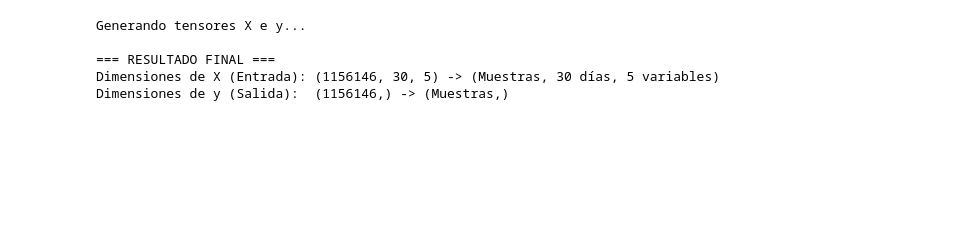
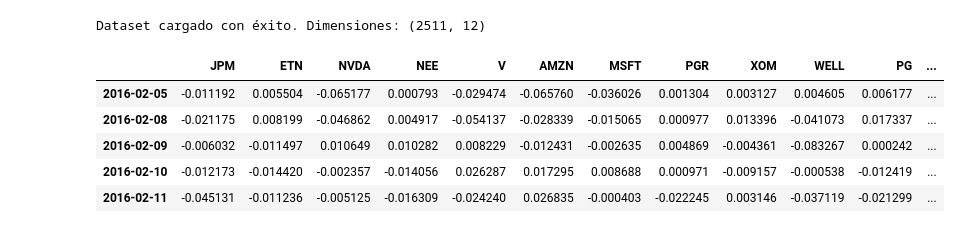
Before and after one commit to mariolopezguasp/SP500Prediction, a Jupyter notebook: notebooks/DLFase1.ipynb, the cells around one changed output. Drawn from its saved outputs; the diff is of its cells as text; code cells hidden in the pictures; blank space fills up the shorter version.

Commit message:
Eliminado ZIP innecesario y actualizado Notebook con EDA y variables X/y

```diff
--- a/notebooks/DLFase1.ipynb
+++ b/notebooks/DLFase1.ipynb
@@ -93,44 +1,21 @@ min    0.000000e+00  0.000000e+00  0.000000e+00
-# %%
-# PREPROCESAMIENTO PARA DEEP LEARNING
-
-# 1. Normalización (0-1)
-features = ['Close', 'Volume', 'High', 'Low', 'Return']
-scaler = MinMaxScaler()
-df[features] = scaler.fit_transform(df[features])
-
-# 2. Función Optimizada para crear secuencias
-def create_sequences_fast(df, seq_length=30):
-    all_X = []
-    all_y = []
-
-    # Iteramos por empresa usando groupby (mucho más rápido)
-    for ticker, group_data in df.groupby('Ticker'):
-        data = group_data[features].values
-
-        if len(data) > seq_length:
-            # Ventana deslizante vectorizada
-            num_samples = len(data) - seq_length
-            indexer = np.arange(seq_length)[None, :] + np.arange(num_samples)[:, None]
-
-            x_window = data[indexer]
-            y_window = data[seq_length:, 4] # Target: Return
-
-            all_X.append(x_window)
-            all_y.append(y_window)
-
-    return np.concatenate(all_X), np.concatenate(all_y)
-
-# 3. Ejecución
-SEQ_LENGTH = 30
-print("Generando tensores X e y...")
-X, y = create_sequences_fast(df, SEQ_LENGTH)
-
-print(f"\n=== RESULTADO FINAL ===")
-print(f"Dimensiones de X (Entrada): {X.shape} -> (Muestras, 30 días, 5 variables)")
-print(f"Dimensiones de y (Salida):  {y.shape} -> (Muestras,)")
-# %% [output]
-Generando tensores X e y...
-
-=== RESULTADO FINAL ===
-Dimensiones de X (Entrada): (1156146, 30, 5) -> (Muestras, 30 días, 5 variables)
-Dimensiones de y (Salida):  (1156146,) -> (Muestras,)
+# %%
+import pandas as pd
+import numpy as np
+import matplotlib.pyplot as plt
+import seaborn as sns
+
+# 1. Carga de datos
+# Asegúrate de subir el archivo 'dataset_ia_log_returns_10y.csv' a la carpeta de Colab
+url = 'dataset_ia_log_returns_10y.csv'
+df = pd.read_csv(url, index_col=0, parse_dates=True)
+
+print(f"Dataset cargado con éxito. Dimensiones: {df.shape}")
+df.head()
+# %% [output]
+Dataset cargado con éxito. Dimensiones: (2511, 12)
+|  | JPM | ETN | NVDA | NEE | V | AMZN | MSFT | PGR | XOM | WELL | PG | ... |
+| 2016-02-05 | -0.011192 | 0.005504 | -0.065177 | 0.000793 | -0.029474 | -0.065760 | -0.036026 | 0.001304 | 0.003127 | 0.004605 | 0.006177 | ... |
+| 2016-02-08 | -0.021175 | 0.008199 | -0.046862 | 0.004917 | -0.054137 | -0.028339 | -0.015065 | 0.000977 | 0.013396 | -0.041073 | 0.017337 | ... |
+| 2016-02-09 | -0.006032 | -0.011497 | 0.010649 | 0.010282 | 0.008229 | -0.012431 | -0.002635 | 0.004869 | -0.004361 | -0.083267 | 0.000242 | ... |
+| 2016-02-10 | -0.012173 | -0.014420 | -0.002357 | -0.014056 | 0.026287 | 0.017295 | 0.008688 | 0.000971 | -0.009157 | -0.000538 | -0.012419 | ... |
+| 2016-02-11 | -0.045131 | -0.011236 | -0.005125 | -0.016309 | -0.024240 | 0.026835 | -0.000403 | -0.022245 | 0.003146 | -0.037119 | -0.021299 | ... |
```
Also changed, not shown: parts of 5 cells of this notebook, 1 other file.
